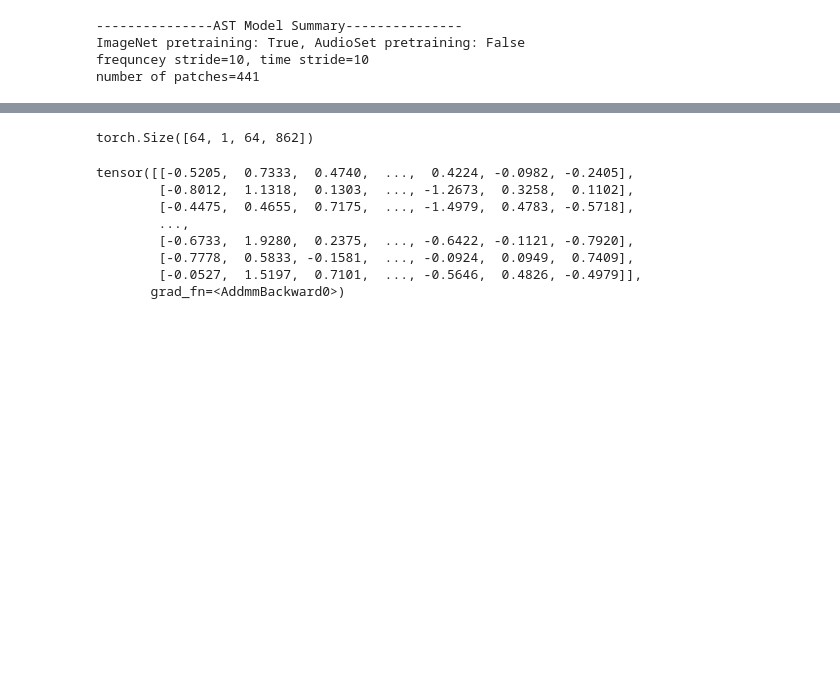
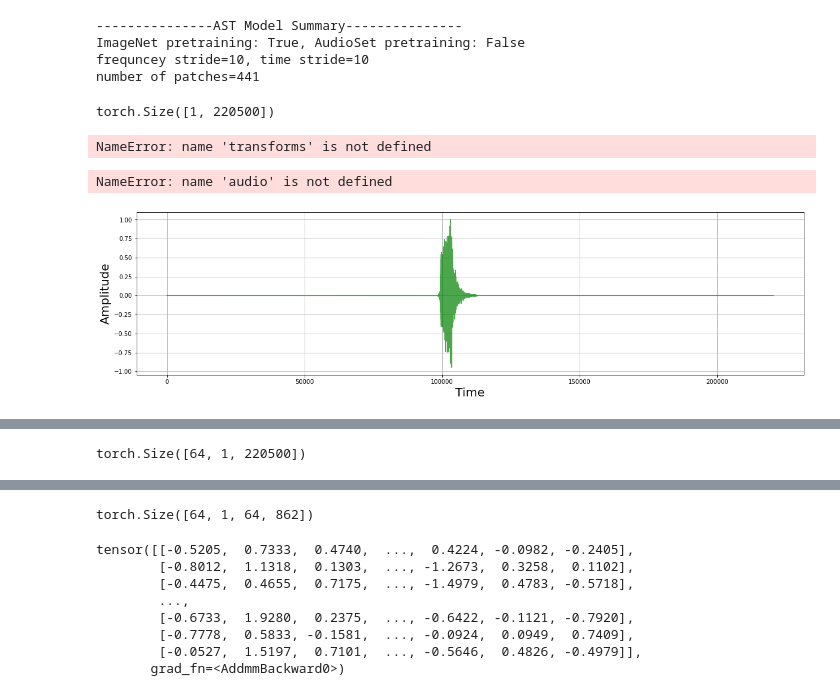
Before and after one commit to Aykhan-sh/Audio-classification-on-ESC-50, a Jupyter notebook: debug.ipynb, the cells around one changed output, grey strips where cells are left out. Cells and saved outputs as stored; diff of their text form; code cells hidden in the pictures; blank space fills up the shorter version.

```diff
--- a/debug.ipynb
+++ b/debug.ipynb
@@ -22,10 +23,3 @@ from dataset import SimpleDataset
 from pl_module import PlModule
 # %%
 df = pd.read_csv('data/ESC-50-master/meta/esc50.csv')
-# %%
-srs = []
-lens = []
-for i in df.filename:
-    wav, sr = torchaudio.load(os.path.join(AUDIO_PATH, i))
-    srs.append(sr)
-    lens.append(wav.shape[1])
@@ -48,3 +39,47 @@ pl_module = PlModule(model, linear_featurizer, 0.001)
 ImageNet pretraining: True, AudioSet pretraining: False
 frequncey stride=10, time stride=10
 number of patches=441
+# %%
+audio, sr = torchaudio.load(os.path.join(AUDIO_PATH, df.filename[0]))
+# %%
+audio.shape
+# %% [output]
+torch.Size([1, 220500])
+# %%
+from torchaudio_augmentations import *
+
+audio, sr = torchaudio.load(os.path.join(AUDIO_PATH, df.filename[0]))
+
+num_samples = sr * 5
+transforms = [
+    RandomResizedCrop(n_samples=num_samples),
+    RandomApply([PolarityInversion()], p=0.8),
+    RandomApply([Noise(min_snr=0.001, max_snr=0.005)], p=0.3),
+    RandomApply([Gain()], p=0.2),
+    HighLowPass(sample_rate=sr), # this augmentation will always be applied in this aumgentation chain!
+    RandomApply([Delay(sample_rate=sr)], p=0.5),
+    RandomApply([PitchShift(
+        n_samples=num_samples,
+        sample_rate=sr
+    )], p=0.4),
+    RandomApply([Reverb(sample_rate=sr)], p=0.3)
+]
+transforms = [
+    RandomApply([PitchShift(
+        n_samples=num_samples,
+        sample_rate=sr
+    )], p=1)
+]
+# %%
+transform = Compose(transforms=transforms)
+transformed_audio =  transform(audio)
+# %% [output]
+NameError: name 'transforms' is not defined
+# %%
+audio
+# %% [output]
+NameError: name 'audio' is not defined
+# %%
+visualize_audio(transformed_audio)
+# %% [output]
+[figure, added]
@@ -51,2 +87,6 @@ number of patches=441
 # %%
 audios, targets = next(iter(dataloader))
+# %%
+audios.shape
+# %% [output]
+torch.Size([64, 1, 220500])
```
Also changed, not shown: parts of 11 cells of this notebook, 6 other files.
